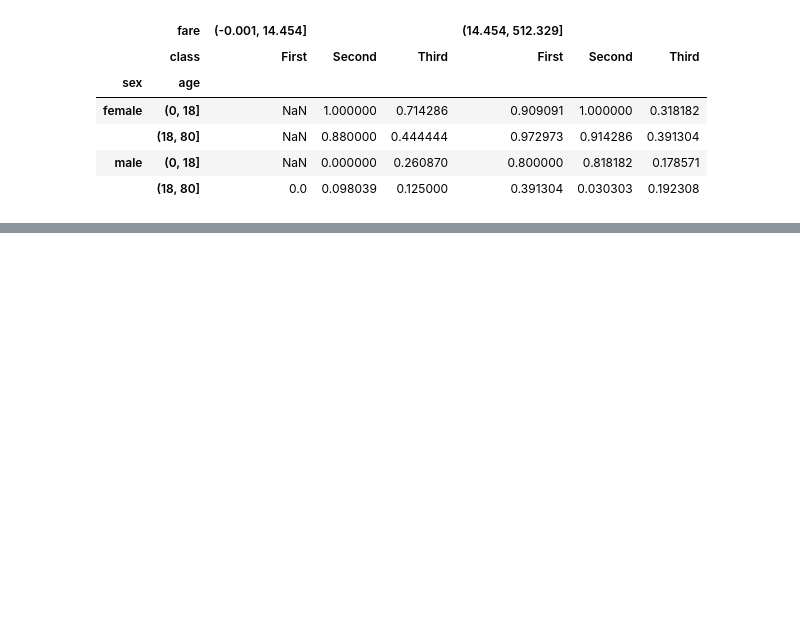
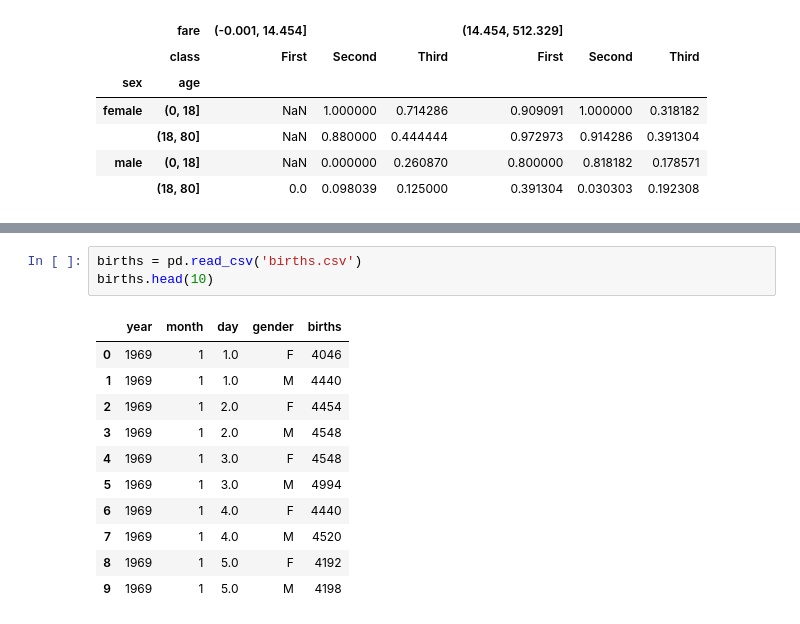
Before and after one commit to Brightchu/pytest, a Jupyter notebook: notes/2_pandas.ipynb, the cells around one changed output, grey strips where cells are left out. Drawn from its saved outputs; the diff is of its cells as text; blank space fills up the shorter version.

```diff
--- a/notes/2_pandas.ipynb
+++ b/notes/2_pandas.ipynb
@@ -1265,0 +1273,15 @@ titanic.pivot_table('survived', ['sex', age], [fare, 'class'])
+# %%
+births = pd.read_csv('births.csv')
+births.head(10)
+# %% [output]
+|  | year | month | day | gender | births |
+| 0 | 1969 | 1 | 1.0 | F | 4046 |
+| 1 | 1969 | 1 | 1.0 | M | 4440 |
+| 2 | 1969 | 1 | 2.0 | F | 4454 |
+| 3 | 1969 | 1 | 2.0 | M | 4548 |
+| 4 | 1969 | 1 | 3.0 | F | 4548 |
+| 5 | 1969 | 1 | 3.0 | M | 4994 |
+| 6 | 1969 | 1 | 4.0 | F | 4440 |
+| 7 | 1969 | 1 | 4.0 | M | 4520 |
+| 8 | 1969 | 1 | 5.0 | F | 4192 |
+| 9 | 1969 | 1 | 5.0 | M | 4198 |
```
Also changed, not shown: parts of 4 cells of this notebook, 1 other file.
